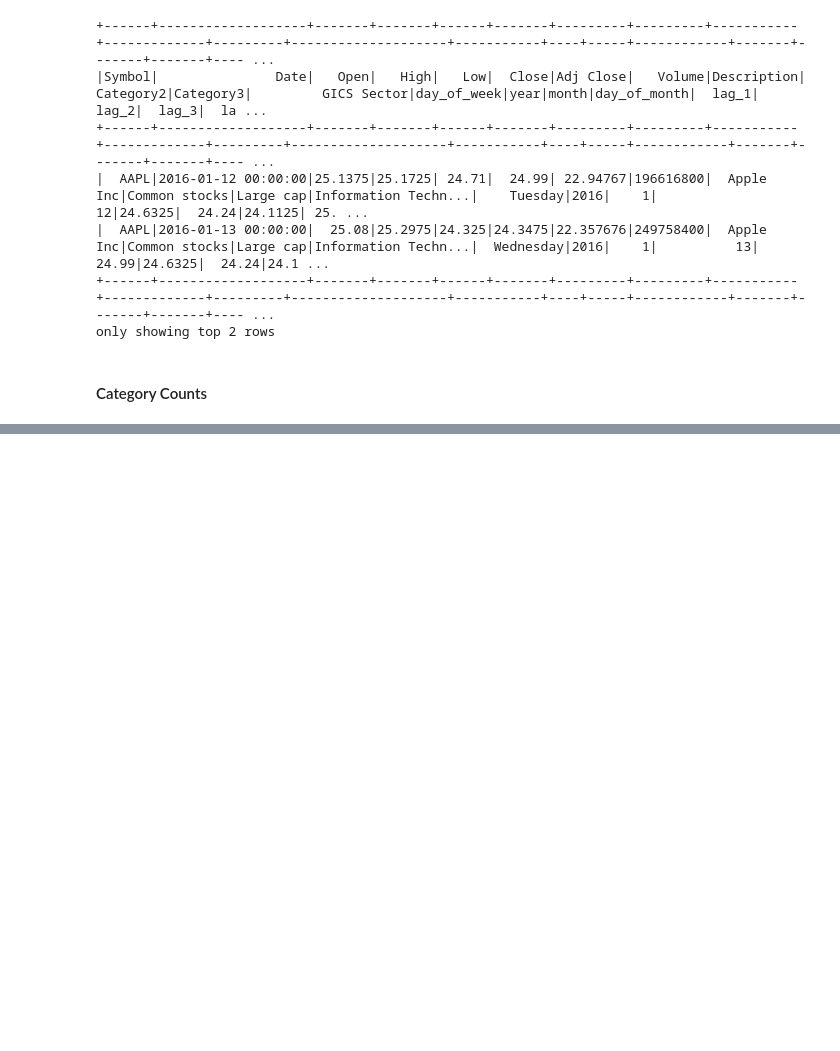
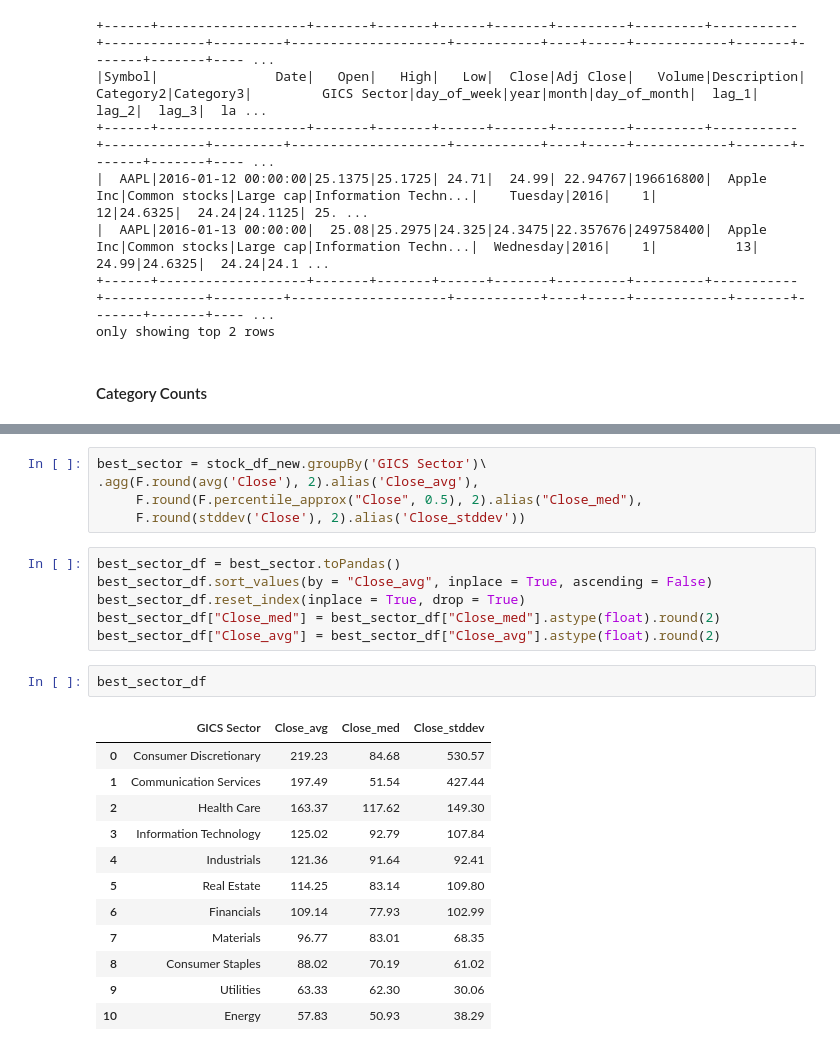
Before and after one commit to carlosmonsivais123/PySpark-SP500-Portfolio-Optimization, a Jupyter notebook: stock_eda.ipynb, the cells around one changed output, grey strips where cells are left out. Drawn from its saved outputs; the diff is of its cells as text; blank space fills up the shorter version.

```diff
--- a/stock_eda.ipynb
+++ b/stock_eda.ipynb
@@ -317,0 +350,26 @@ only showing top 20 rows
+# %%
+best_sector = stock_df_new.groupBy('GICS Sector')\
+.agg(F.round(avg('Close'), 2).alias('Close_avg'),
+     F.round(F.percentile_approx("Close", 0.5), 2).alias("Close_med"),
+     F.round(stddev('Close'), 2).alias('Close_stddev'))
+# %%
+best_sector_df = best_sector.toPandas()
+best_sector_df.sort_values(by = "Close_avg", inplace = True, ascending = False)
+best_sector_df.reset_index(inplace = True, drop = True)
+best_sector_df["Close_med"] = best_sector_df["Close_med"].astype(float).round(2)
+best_sector_df["Close_avg"] = best_sector_df["Close_avg"].astype(float).round(2)
+# %%
+best_sector_df
+# %% [output]
+|  | GICS Sector | Close_avg | Close_med | Close_stddev |
+| 0 | Consumer Discretionary | 219.23 | 84.68 | 530.57 |
+| 1 | Communication Services | 197.49 | 51.54 | 427.44 |
+| 2 | Health Care | 163.37 | 117.62 | 149.30 |
+| 3 | Information Technology | 125.02 | 92.79 | 107.84 |
+| 4 | Industrials | 121.36 | 91.64 | 92.41 |
+| 5 | Real Estate | 114.25 | 83.14 | 109.80 |
+| 6 | Financials | 109.14 | 77.93 | 102.99 |
+| 7 | Materials | 96.77 | 83.01 | 68.35 |
+| 8 | Consumer Staples | 88.02 | 70.19 | 61.02 |
+| 9 | Utilities | 63.33 | 62.30 | 30.06 |
+| 10 | Energy | 57.83 | 50.93 | 38.29 |
```
Also changed, not shown: parts of 14 cells of this notebook.
